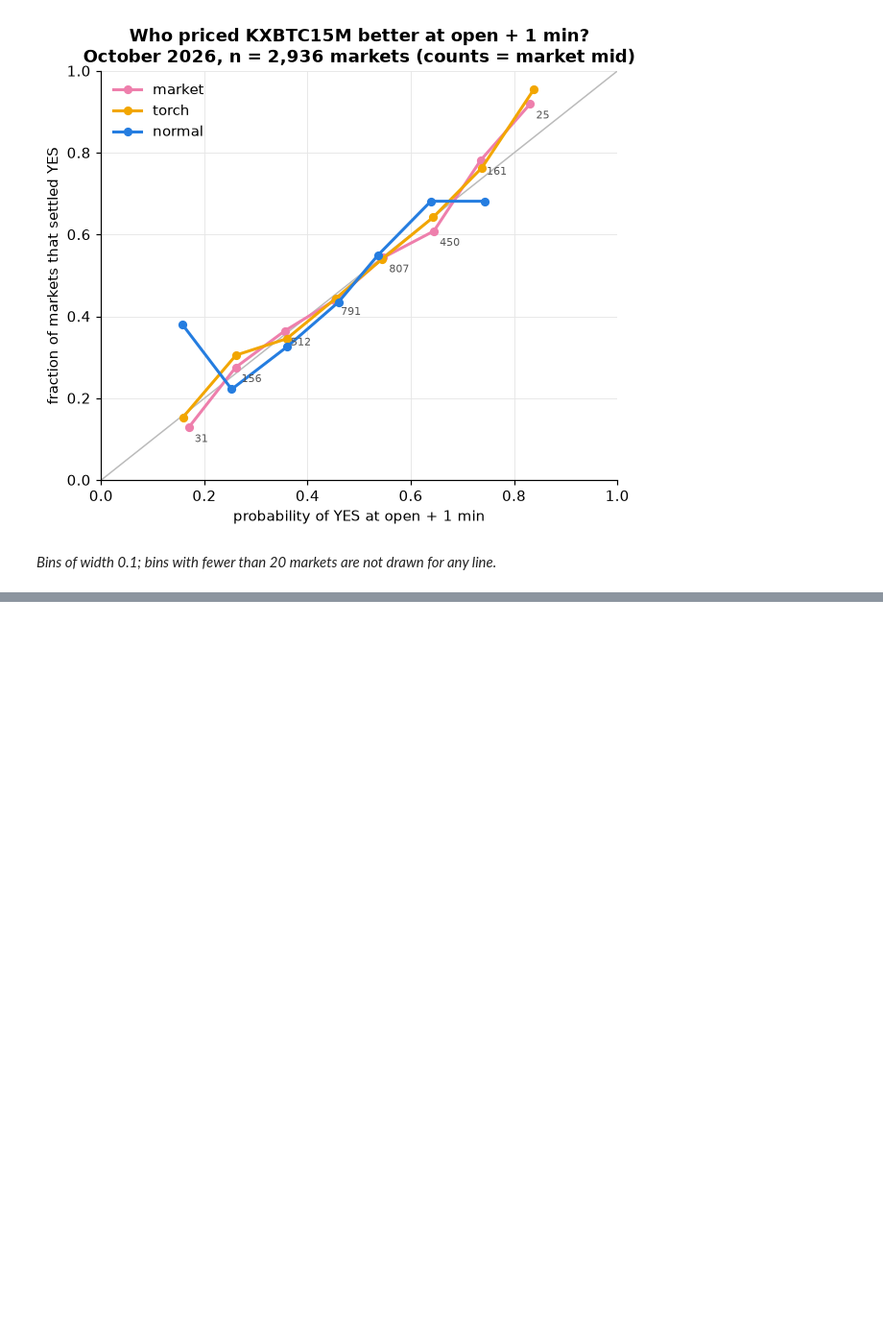
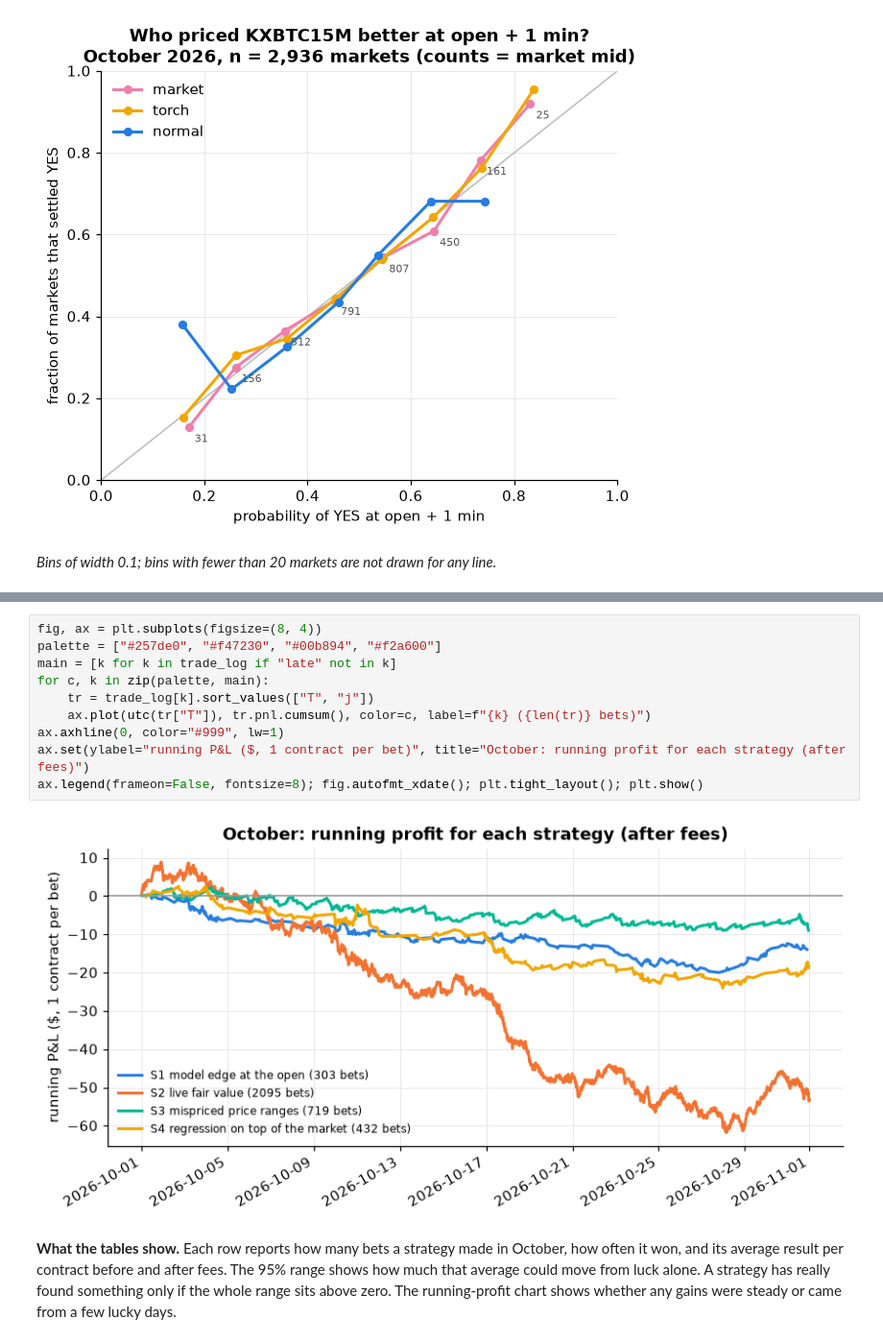
Before and after one commit to Austin513/Kalshi-Crypto, a Jupyter notebook: notebooks/btc_tails.ipynb, the cells around one changed output, grey strips where cells are left out. Shown at 96% size. Drawn from its saved outputs; the diff is of its cells as text; blank space fills up the shorter version.

```diff
--- a/notebooks/btc_tails.ipynb
+++ b/notebooks/btc_tails.ipynb
@@ -777,0 +944,14 @@ So I report no P&L. **Market making** would need full order-book history (depth
+# %%
+fig, ax = plt.subplots(figsize=(8, 4))
+palette = ["#257de0", "#f47230", "#00b894", "#f2a600"]
+main = [k for k in trade_log if "late" not in k]
+for c, k in zip(palette, main):
+    tr = trade_log[k].sort_values(["T", "j"])
+    ax.plot(utc(tr["T"]), tr.pnl.cumsum(), color=c, label=f"{k} ({len(tr)} bets)")
+ax.axhline(0, color="#999", lw=1)
+ax.set(ylabel="running P&L ($, 1 contract per bet)", title="October: running profit for each strategy (after fees)")
+ax.legend(frameon=False, fontsize=8); fig.autofmt_xdate(); plt.tight_layout(); plt.show()
+# %% [output]
+[figure, added]
+# %% [markdown]
+**What the tables show.** Each row reports how many bets a strategy made in October, how often it won, and its average result per contract before and after fees. The 95% range shows how much that average could move from luck alone. A strategy has really found something only if the whole range sits above zero. The running-profit chart shows whether any gains were steady or came from a few lucky days.
```
Also changed, not shown: parts of 30 cells of this notebook, 4 other files.
